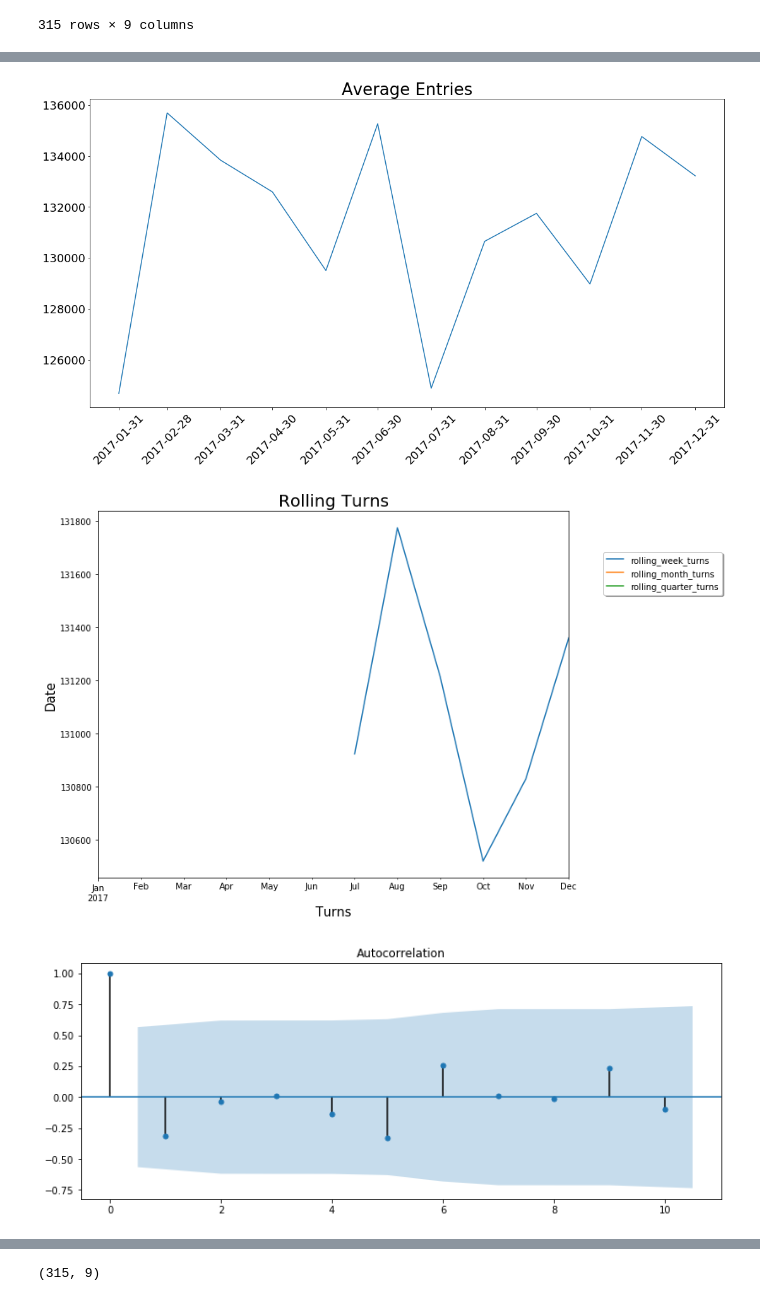
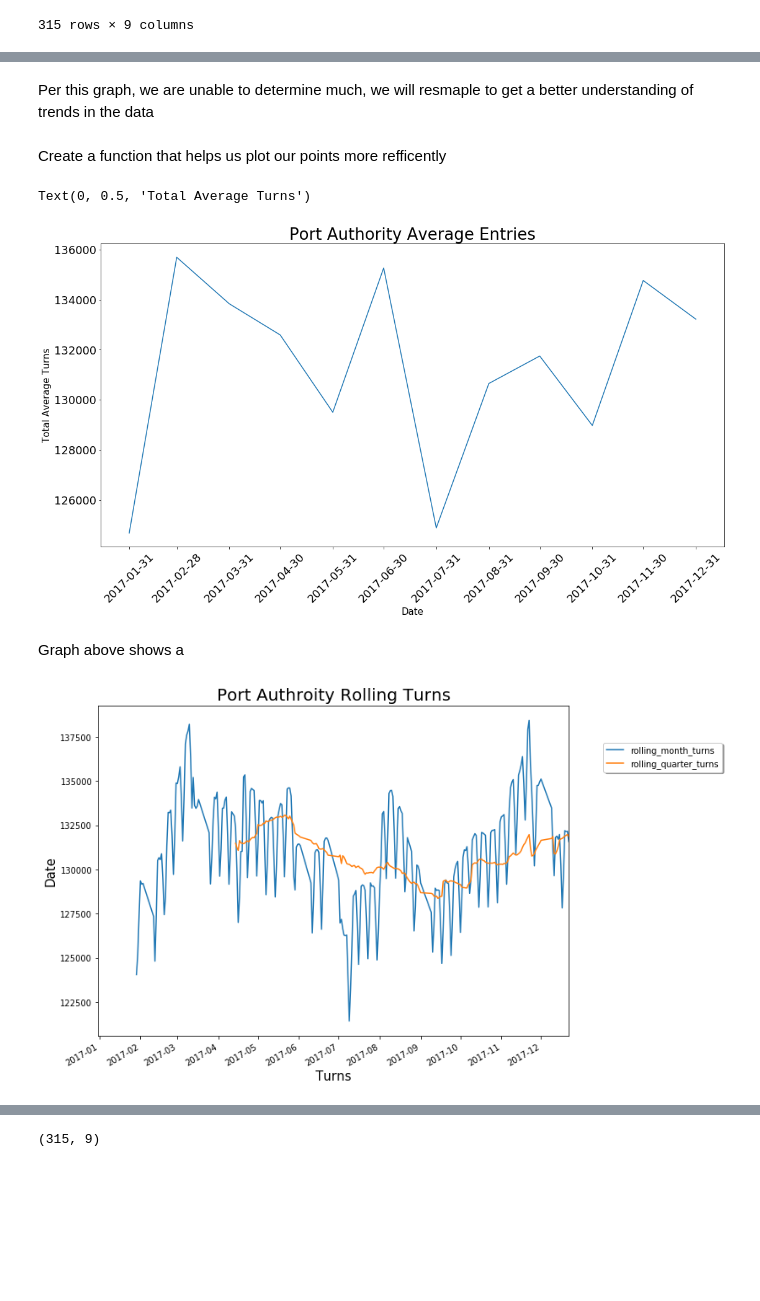
Before and after one commit to gsrankel/Capstone, a Jupyter notebook: Modeling.ipynb, the cells around one changed output, grey strips where cells are left out. Drawn from its saved outputs; the diff is of its cells as text; code cells hidden in the pictures; blank space fills up the shorter version.

```diff
--- a/Modeling.ipynb
+++ b/Modeling.ipynb
@@ -868,3 +895,5 @@ port1['total_turns'].plot()
+# %% [markdown]
+Per this graph, we are unable to determine much, we will resmaple to get a better understanding of trends in the data
 # %%
 def plot_series(df, cols=None, title='Title', xlab=None, ylab=None, steps=1):
 
@@ -887,27 +916,30 @@ def plot_series(df, cols=None, title='Title', xlab=None, ylab=None, steps=1):
     # Enlarge tick marks.
     plt.yticks(fontsize=18)
     plt.xticks(df.index[0::steps], fontsize=18, rotation = 45);
+# %% [markdown]
+Create a function that helps us plot our points more refficently
 # %%
 plot_series(port1.resample('M', closed = 'left').mean(),
             ['total_turns'],
-            title = 'Average Entries',
+            title = 'Port Authority Average Entries',
             steps = 1)
+plt.xlabel('Date', fontsize = 15)
+plt.ylabel('Total Average Turns', fontsize = 15)
 # %% [output]
+Text(0, 0.5, 'Total Average Turns')
-[figure, old version]
+[figure, new version]
-# %%
-port1 = port1.resample('M', closed = 'left').mean()
+# %% [markdown]
+Graph above shows a
 # %%
-port1['rolling_week_turns'] = port1['total_turns'].rolling(7).mean()
 port1['rolling_month_turns'] = port1['total_turns'].rolling(30).mean()
 port1['rolling_quarter_turns'] = port1['total_turns'].rolling(91).mean()
 # %%
 plt.figure(figsize = (10,8))
-port1['rolling_week_turns'].plot()
 port1['rolling_month_turns'].plot()
 port1['rolling_quarter_turns'].plot()
-plt.title('Rolling Turns', fontsize = 20)
+plt.title('Port Authroity Rolling Turns', fontsize = 20)
 plt.xlabel('Turns', fontsize = 15)
 plt.ylabel('Date', fontsize = 15)
 plt.legend(loc='upper center', bbox_to_anchor=(1.2, .9), shadow=True, ncol=1);
 # %% [output]
-[figure, old version]
+[figure, new version]
@@ -918,6 +945,0 @@ port1['auto_1_year'] = port1['total_turns'].shift(52)
-# %%
-fig = plt.figure(figsize=(12,10))
-ax1 = fig.add_subplot(211)
-fig = plot_acf(port1['total_turns'], lags=10, ax=ax1);
-# %% [output]
-[figure, removed]
```
Also changed, not shown: parts of 164 cells of this notebook, 8 other files.
